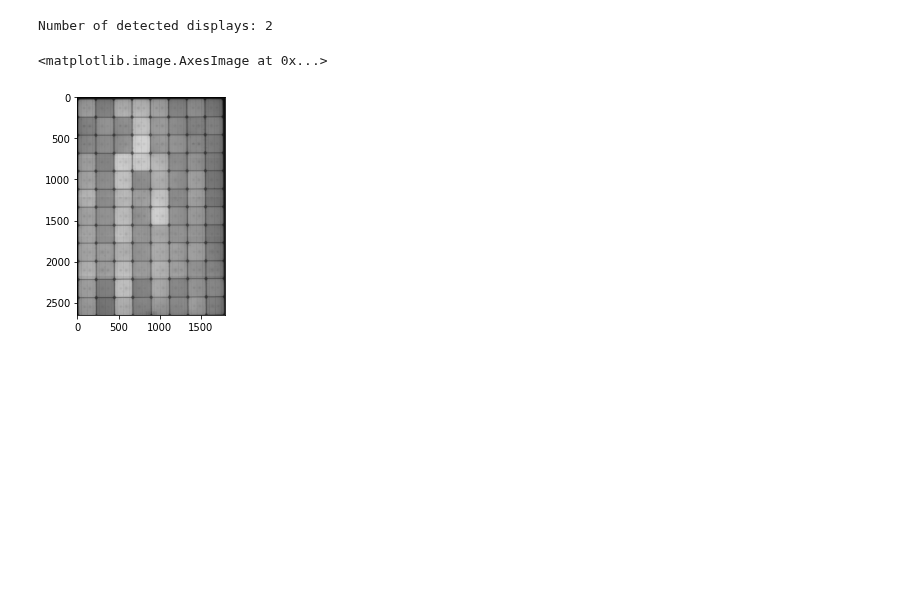
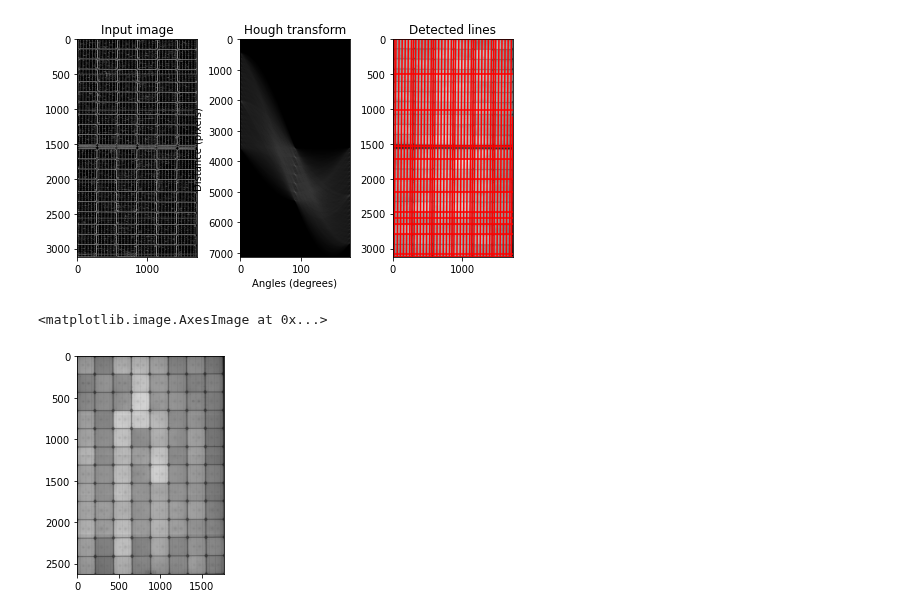
Before and after one commit to Bertin-fap/PVcharacterization, a Jupyter notebook: Module_image.ipynb, the cells around one changed output. Saved outputs shown, nothing was run; the diff lists cells and outputs as text; code cells hidden in the pictures; blank space fills up the shorter version.

```diff
--- a/Module_image.ipynb
+++ b/Module_image.ipynb
@@ -232,42 +100,9 @@ plt.title('Detected lines')
-# %%
-import numpy as np
-import matplotlib.pyplot as plt
-from scipy import ndimage as ndi
-from skimage.util import random_noise
-from skimage import feature
-
-
-# Generate noisy image of a square
-image = np.zeros((128, 128), dtype=float)
-image[32:-32, 32:-32] = 1
-
-image = ndi.rotate(image, 15, mode='constant')
-image = ndi.gaussian_filter(image, 4)
-image = random_noise(image, mode='speckle', mean=100)
-
-image = croped_image
-
-# Compute the Canny filter for two values of sigma
-edges1 = feature.canny(image)
-edges2 = feature.canny(image, sigma=100)
-
-# display results
-fig, ax = plt.subplots(nrows=1, ncols=3, figsize=(8, 3))
-
-ax[0].imshow(image, cmap='gray')
-ax[0].set_title('noisy image', fontsize=20)
-
-ax[1].imshow(edges1, cmap='gray')
-ax[1].set_title(r'Canny filter, $\sigma=1$', fontsize=20)
-
-ax[2].imshow(edges2, cmap='gray')
-ax[2].set_title(r'Canny filter, $\sigma=3$', fontsize=20)
-
-for a in ax:
-    a.axis('off')
-
-fig.tight_layout()
-plt.show()
+# %%
+
+
+angle,d = pv.hough_transform(image)
+# %% [output]
+[figure, added]
 # %%
 # -*- coding: utf-8 -*-
 """
@@ -398,25 +213,24 @@ import PVcharacterization_Utils as pv
 from matplotlib import image
 import cv2#pip install opencv-python
 import matplotlib.pyplot as plt
+file_names = ["JINERGY3272023326035_Isc_T2.tif",
+              "JINERGY3272023326035_Isc_T1.tif",
+              "Panasonic_W3AKSNH15247_600mA_6000ms.tif",
+              ]
 
-autocrop_para = {'2D SG window_size':7,
-                 '2D SG order':4,
-                 'laplacian kernel size':7,
-                 'laplacian kernel sigma':4,
-                 'fraction of the std laplacian':5,
-                 'ind_h_min':25,
-                 'ind_h_max':1980}
+file_name = file_names[2]
+
+file = pv.GLOBAL['WORKING_DIR_EL'] / Path(file_name)
 
 # load image as pixel array
-file = r'C:\Users\franc\PVcharacterization_files\EL\intensity_normalzed\Panasonic_W3AKSNH15247_600mA_6000ms.tif'
 image = image.imread(file)
 
-array_im_red = pv.ines_crop(image,autocrop_para)
+#array_im_red = pv.ines_crop(image,autocrop_para)
+image_crop = pv.icrop_image_basic(image)
 
-plt.imshow(array_im_red,
+plt.imshow(image_crop,
                    cmap='gray',
                    interpolation=None)
 # %% [output]
-Number of detected displays: 2
+<matplotlib.image.AxesImage at 0x...>
-<matplotlib.image.AxesImage at 0x...>
 [figure]
```
Also changed, not shown: parts of 17 cells of this notebook, 2 other files.
